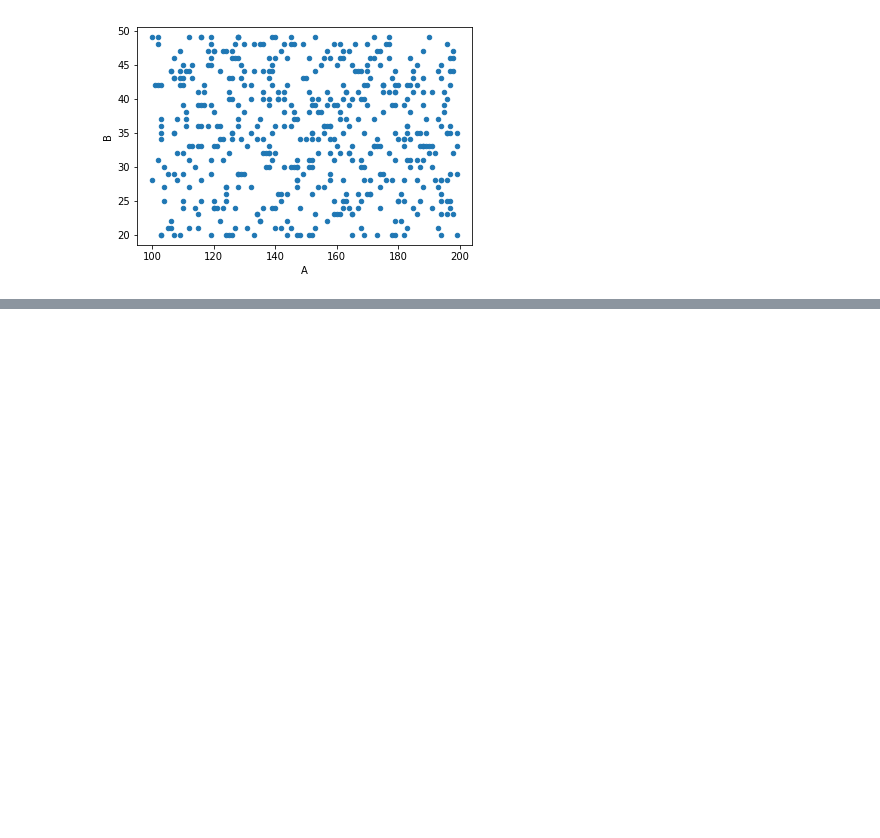
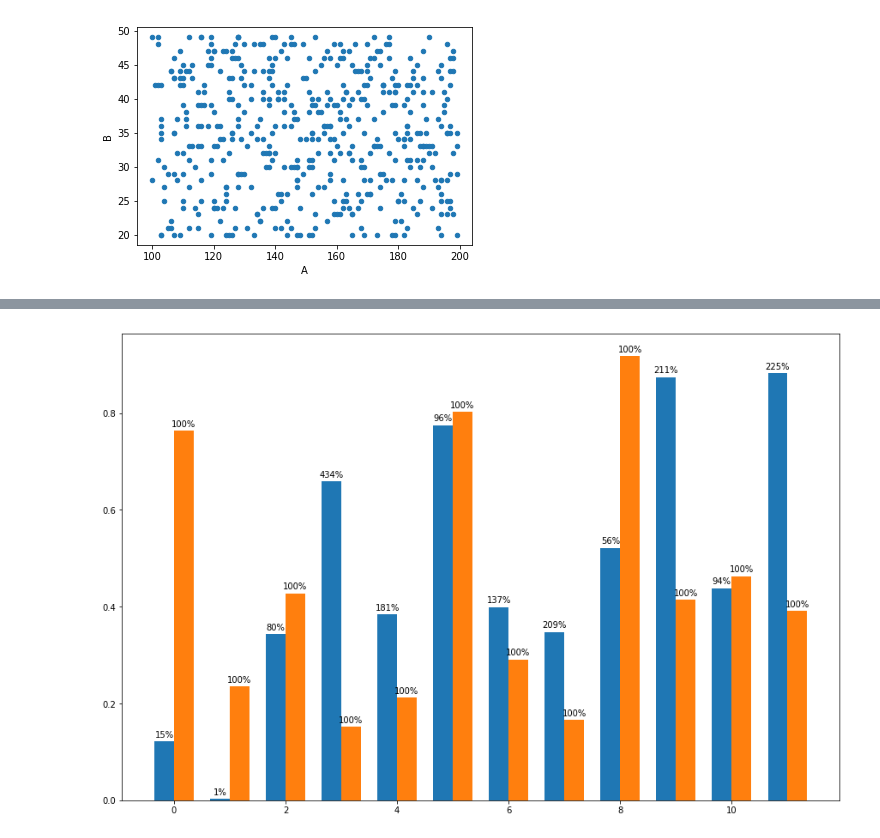
Before and after one commit to abhilb/matplotlib-recipes, a Jupyter notebook: Untitled.ipynb, the cells around one changed output, grey strips where cells are left out. Drawn from its saved outputs; the diff is of its cells as text; code cells hidden in the pictures; blank space fills up the shorter version.

Commit message:
Added examples for bar and stacked bar plots

```diff
--- a/Untitled.ipynb
+++ b/Untitled.ipynb
@@ -26,0 +29,5 @@ plt.show()
+# %%
+df = pd.DataFrame({"Months": np.arange(1,13),
+                   "A" : np.random.rand(12),
+                   "B" : np.random.rand(12)}, columns=["A", "B"])
+df.head()
@@ -26,0 +41,25 @@ plt.show()
+# %%
+
+fig = plt.figure(figsize=(15,10))
+ax = plt.gca()
+width = 0.35
+rects1 = ax.bar(df.index-width/2, df.A, width)
+rects2 = ax.bar(df.index+width/2, df.B, width)
+for r1, r2 in zip(rects1, rects2):
+    h1 = r1.get_height()
+    h2 = r2.get_height()
+    percent = int(h1 * 100 / h2)
+    ax.annotate('{}%'.format(percent),
+                    xy=(r1.get_x() + r1.get_width() / 2, h1),
+                    xytext=(0, 3),  # 3 points vertical offset
+                    textcoords="offset points",
+                    ha='center', va='bottom')
+    ax.annotate('100%',
+                    xy=(r2.get_x() + r2.get_width() / 2, h2),
+                    xytext=(0, 3),  # 3 points vertical offset
+                    textcoords="offset points",
+                    ha='center', va='bottom')
+
+plt.savefig('1.jpg')
+# %% [output]
+[figure, added]
```
Also changed, not shown: parts of 3 cells of this notebook.
